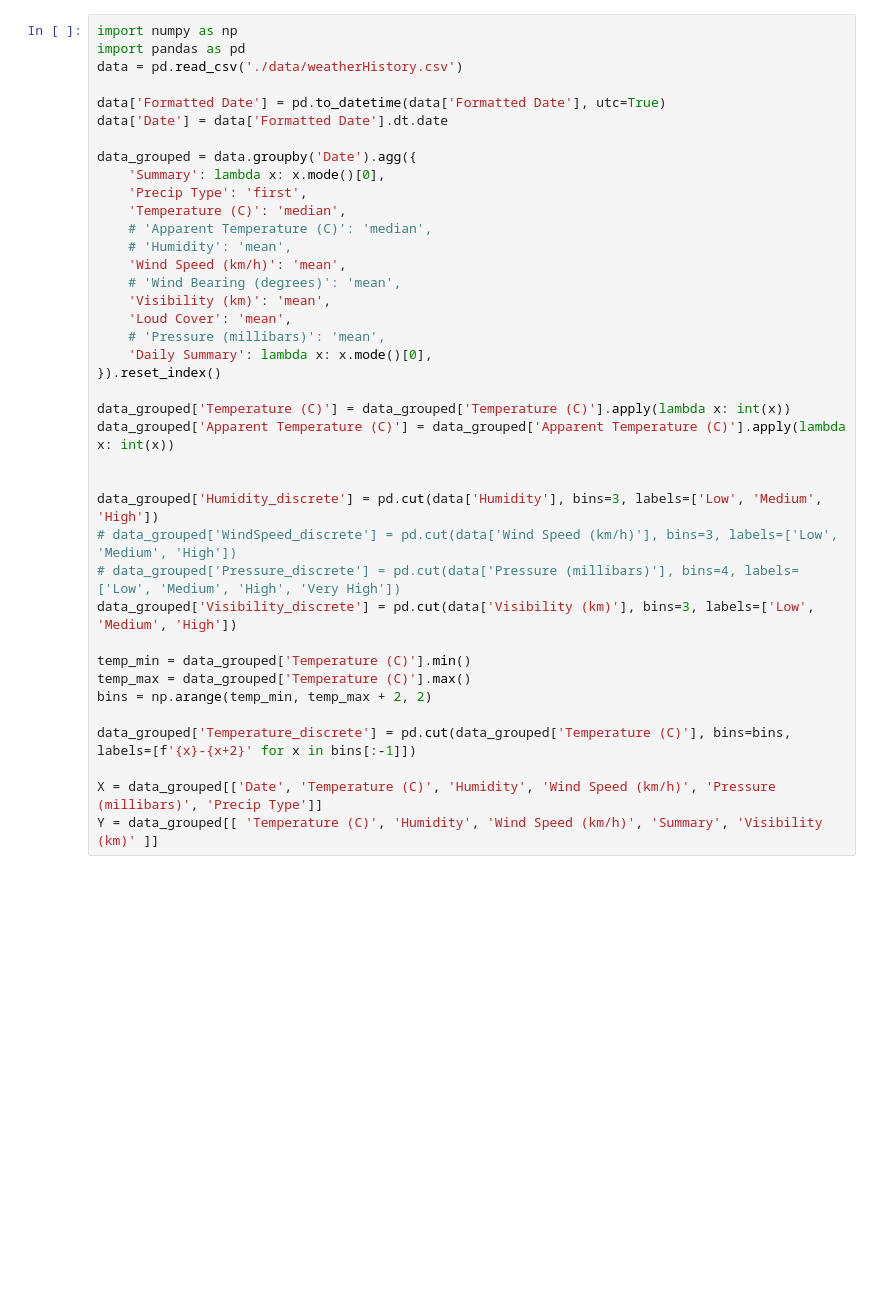
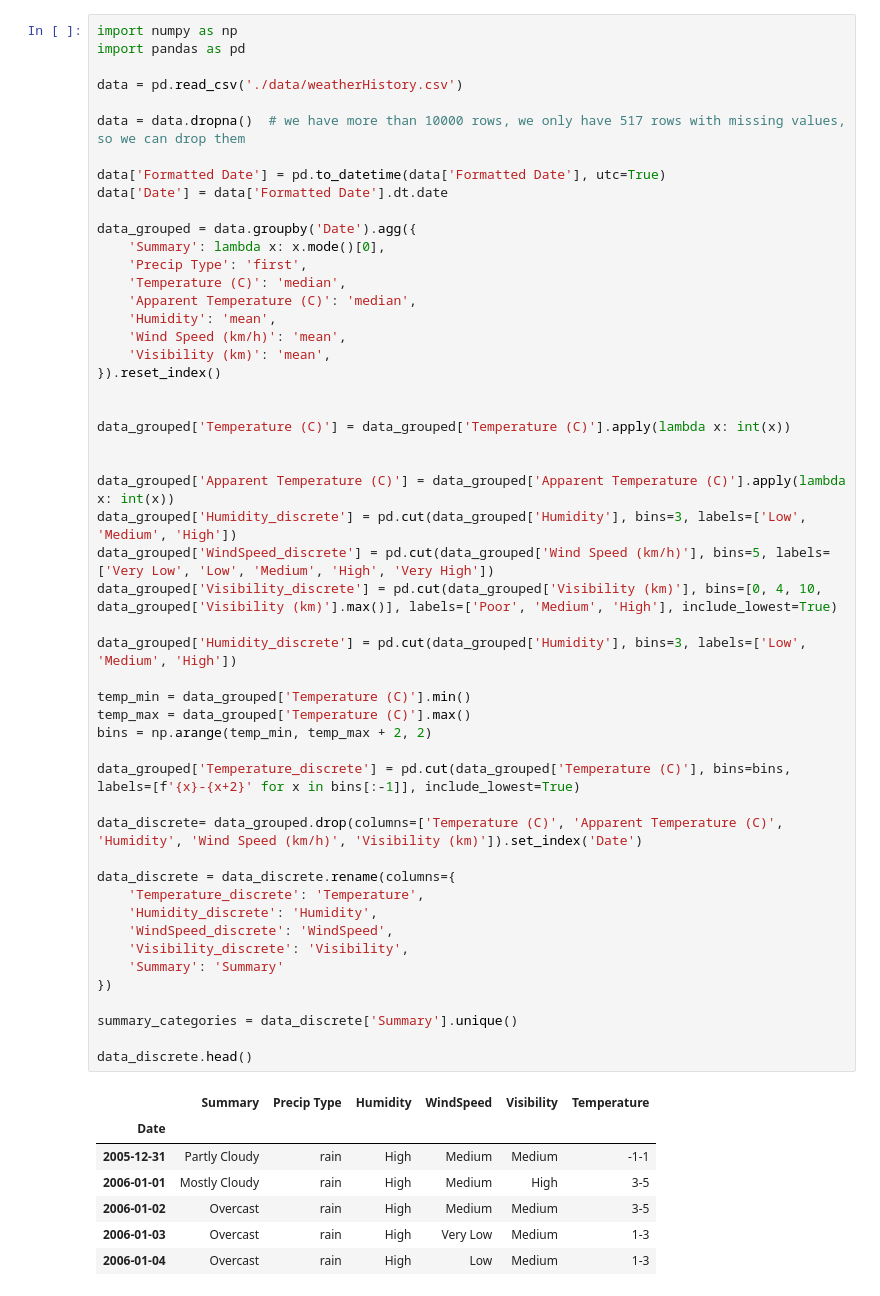
Before and after one commit to Daudia/Weather_Forecasting_Bayesian_Network, a Jupyter notebook: main.ipynb, the cells around one changed output. Saved outputs shown, nothing was run; the diff lists cells and outputs as text; blank space fills up the shorter version.

```diff
--- a/main.ipynb
+++ b/main.ipynb
@@ -1,39 +10,59 @@
 # %%
 import numpy as np
 import pandas as pd
+
 data = pd.read_csv('./data/weatherHistory.csv')
+
+data = data.dropna()  # we have more than 10000 rows, we only have 517 rows with missing values, so we can drop them
 
 data['Formatted Date'] = pd.to_datetime(data['Formatted Date'], utc=True)
 data['Date'] = data['Formatted Date'].dt.date
 
 data_grouped = data.groupby('Date').agg({
     'Summary': lambda x: x.mode()[0],
     'Precip Type': 'first',
     'Temperature (C)': 'median',
-    # 'Apparent Temperature (C)': 'median',
-    # 'Humidity': 'mean',
+    'Apparent Temperature (C)': 'median',
+    'Humidity': 'mean',
     'Wind Speed (km/h)': 'mean',
-    # 'Wind Bearing (degrees)': 'mean',
     'Visibility (km)': 'mean',
-    'Loud Cover': 'mean',
-    # 'Pressure (millibars)': 'mean',
-    'Daily Summary': lambda x: x.mode()[0],
 }).reset_index()
 
+
 data_grouped['Temperature (C)'] = data_grouped['Temperature (C)'].apply(lambda x: int(x))
-data_grouped['Apparent Temperature (C)'] = data_grouped['Apparent Temperature (C)'].apply(lambda x: int(x))
 
 
-data_grouped['Humidity_discrete'] = pd.cut(data['Humidity'], bins=3, labels=['Low', 'Medium', 'High'])
-# data_grouped['WindSpeed_discrete'] = pd.cut(data['Wind Speed (km/h)'], bins=3, labels=['Low', 'Medium', 'High'])
-# data_grouped['Pressure_discrete'] = pd.cut(data['Pressure (millibars)'], bins=4, labels=['Low', 'Medium', 'High', 'Very High'])
-data_grouped['Visibility_discrete'] = pd.cut(data['Visibility (km)'], bins=3, labels=['Low', 'Medium', 'High'])
+data_grouped['Apparent Temperature (C)'] = data_grouped['Apparent Temperature (C)'].apply(lambda x: int(x))
+data_grouped['Humidity_discrete'] = pd.cut(data_grouped['Humidity'], bins=3, labels=['Low', 'Medium', 'High'])
+data_grouped['WindSpeed_discrete'] = pd.cut(data_grouped['Wind Speed (km/h)'], bins=5, labels=['Very Low', 'Low', 'Medium', 'High', 'Very High'])
+data_grouped['Visibility_discrete'] = pd.cut(data_grouped['Visibility (km)'], bins=[0, 4, 10, data_grouped['Visibility (km)'].max()], labels=['Poor', 'Medium', 'High'], include_lowest=True)
+
+data_grouped['Humidity_discrete'] = pd.cut(data_grouped['Humidity'], bins=3, labels=['Low', 'Medium', 'High'])
 
 temp_min = data_grouped['Temperature (C)'].min()
 temp_max = data_grouped['Temperature (C)'].max()
 bins = np.arange(temp_min, temp_max + 2, 2)
 
-data_grouped['Temperature_discrete'] = pd.cut(data_grouped['Temperature (C)'], bins=bins, labels=[f'{x}-{x+2}' for x in bins[:-1]])
+data_grouped['Temperature_discrete'] = pd.cut(data_grouped['Temperature (C)'], bins=bins, labels=[f'{x}-{x+2}' for x in bins[:-1]], include_lowest=True)
 
-X = data_grouped[['Date', 'Temperature (C)', 'Humidity', 'Wind Speed (km/h)', 'Pressure (millibars)', 'Precip Type']]
-Y = data_grouped[[ 'Temperature (C)', 'Humidity', 'Wind Speed (km/h)', 'Summary', 'Visibility (km)' ]]
+data_discrete= data_grouped.drop(columns=['Temperature (C)', 'Apparent Temperature (C)', 'Humidity', 'Wind Speed (km/h)', 'Visibility (km)']).set_index('Date')
+
+data_discrete = data_discrete.rename(columns={
+    'Temperature_discrete': 'Temperature',
+    'Humidity_discrete': 'Humidity',
+    'WindSpeed_discrete': 'WindSpeed',
+    'Visibility_discrete': 'Visibility',
+    'Summary': 'Summary'
+})
+
+summary_categories = data_discrete['Summary'].unique()
+
+data_discrete.head()
+# %% [output]
+|  | Summary | Precip Type | Humidity | WindSpeed | Visibility | Temperature |
+| Date |  |  |  |  |  |  |
+| 2005-12-31 | Partly Cloudy | rain | High | Medium | Medium | -1-1 |
+| 2006-01-01 | Mostly Cloudy | rain | High | Medium | High | 3-5 |
+| 2006-01-02 | Overcast | rain | High | Medium | Medium | 3-5 |
+| 2006-01-03 | Overcast | rain | High | Very Low | Medium | 1-3 |
+| 2006-01-04 | Overcast | rain | High | Low | Medium | 1-3 |
```
Also changed, not shown: parts of 8 cells of this notebook.
